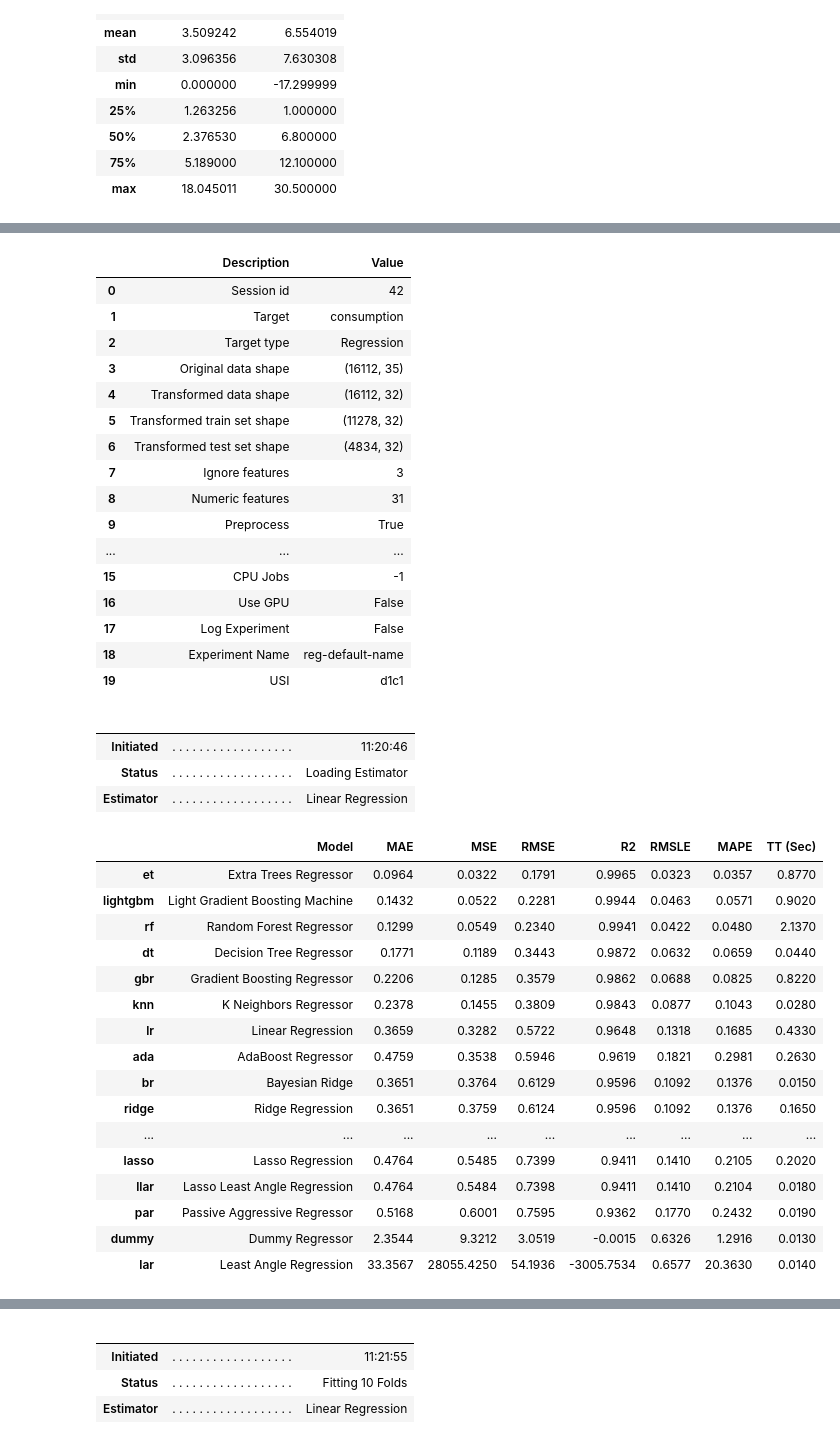
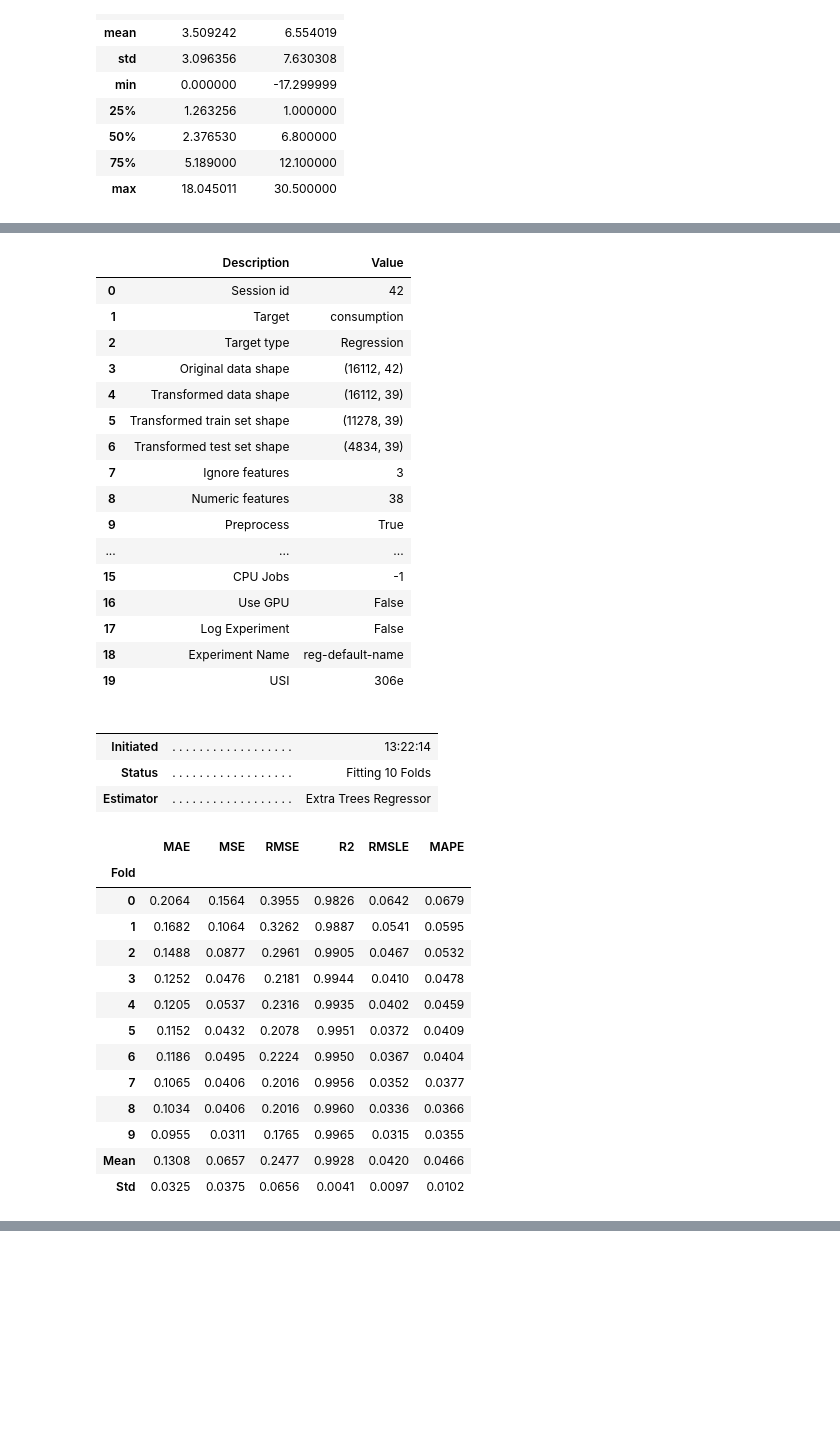
Before and after one commit to sindrjha/TDT4259, a Jupyter notebook: pycaret_prediction.ipynb, the cells around one changed output, grey strips where cells are left out. Saved outputs shown, nothing was run; the diff lists cells and outputs as text; code cells hidden in the pictures; blank space fills up the shorter version.

```diff
--- a/pycaret_prediction.ipynb
+++ b/pycaret_prediction.ipynb
@@ -30,12 +31,14 @@ df['month'] = df['time'].dt.month
 df['time'] = pd.to_datetime(df['time'])
 df.set_index('time', inplace=True)
 # %%
+
 lags = [24, 25, 26, 48, 49, 50, 72]
 delay = 120
 
 for lag in lags:
     df[f'load_t-{lag}h'] = df.groupby('location')['consumption'].shift(lag+delay)
     df[f'avg_load_t-{lag}h'] = df['consumption'].shift(lag+delay).expanding().mean()
+    df[f'std_load_t-{lag}h'] = df['consumption'].shift(lag+delay).expanding().std()
     df[f'temperature_t-{lag}h'] = df.groupby('location')['temperature'].shift(lag)
 
 
@@ -74,65 +134,60 @@ train_11_24, test_11_24 = split_train_test_randomly(df_11_24)
 # %%
 
 excluded_features = ['time', 'temperature', 'original_location']
 excluded_features_11_24 = ['time',
                            'temperature',
                            'original_location',
+                           'load_t-24h',
                            'consumption_t-24h',
+                           'std_load_t-24h',
                            'avg_load_t-24h',
+                           'load_t-25h',
                            'consumption_t-25h',
-                           'avg_load_t-26h',
+                           'std_load_t-25h',
+                           'avg_load_t-25h',
+                           'load_t-26h',
                            'consumption_t-26h',
+                           'std_load_t-26h',
+                           'avg_load_t-26h'
                            ]
 
-pyr.setup(data=train_0_10, target='consumption', ignore_features=excluded_features, session_id=42)
-best_model_0_10 = pyr.compare_models(sort='mae')
-final_model_0_10 = pyr.finalize_model(best_model_0_10)
-
-pyr.setup(data=train_11_24, target='consumption', ignore_features=excluded_features_11_24, session_id=42)
-best_model_11_24 = pyr.compare_models(sort='mae')
-final_model_11_24 = pyr.finalize_model(best_model_11_24)
-
-predictions_0_10 = pyr.predict_model(final_model_0_10, data=test_0_10)
-predictions_11_24 = pyr.predict_model(final_model_11_24, data=test_11_24)
-
-combined_predictions = pd.concat([predictions_0_10, predictions_11_24]).sort_values(by='time')
+pyr.setup(data=train_0_10, target='consumption', ignore_features=excluded_features, fold_strategy = 'timeseries', session_id=42, data_split_shuffle=False, fold_shuffle=False)
+best_model_0_10 = pyr.create_model('et')
+predictions_0_10 = pyr.predict_model(best_model_0_10, data=test_0_10)
 # %% [output]
 |  | Description | Value |
 | 0 | Session id | 42 |
 | 1 | Target | consumption |
 | 2 | Target type | Regression |
-| 3 | Original data shape | (16112, 35) |
-| 4 | Transformed data shape | (16112, 32) |
-| 5 | Transformed train set shape | (11278, 32) |
-| 6 | Transformed test set shape | (4834, 32) |
+| 3 | Original data shape | (16112, 42) |
+| 4 | Transformed data shape | (16112, 39) |
+| 5 | Transformed train set shape | (11278, 39) |
+| 6 | Transformed test set shape | (4834, 39) |
 | 7 | Ignore features | 3 |
-| 8 | Numeric features | 31 |
+| 8 | Numeric features | 38 |
 | 9 | Preprocess | True |
 | ... | ... | ... |
 | 15 | CPU Jobs | -1 |
 | 16 | Use GPU | False |
 | 17 | Log Experiment | False |
 | 18 | Experiment Name | reg-default-name |
-| 19 | USI | d1c1 |
+| 19 | USI | 306e |
 |  |  |  |
 |  |  |  |
-| Initiated | . . . . . . . . . . . . . . . . . . | 11:20:46 |
-| Status | . . . . . . . . . . . . . . . . . . | Loading Estimator |
-| Estimator | . . . . . . . . . . . . . . . . . . | Linear Regression |
+| Initiated | . . . . . . . . . . . . . . . . . . | 13:22:14 |
+| Status | . . . . . . . . . . . . . . . . . . | Fitting 10 Folds |
+| Estimator | . . . . . . . . . . . . . . . . . . | Extra Trees Regressor |
-|  | Model | MAE | MSE | RMSE | R2 | RMSLE | MAPE | TT (Sec) |
-| et | Extra Trees Regressor | 0.0964 | 0.0322 | 0.1791 | 0.9965 | 0.0323 | 0.0357 | 0.8770 |
-| lightgbm | Light Gradient Boosting Machine | 0.1432 | 0.0522 | 0.2281 | 0.9944 | 0.0463 | 0.0571 | 0.9020 |
-| rf | Random Forest Regressor | 0.1299 | 0.0549 | 0.2340 | 0.9941 | 0.0422 | 0.0480 | 2.1370 |
-| dt | Decision Tree Regressor | 0.1771 | 0.1189 | 0.3443 | 0.9872 | 0.0632 | 0.0659 | 0.0440 |
-| gbr | Gradient Boosting Regressor | 0.2206 | 0.1285 | 0.3579 | 0.9862 | 0.0688 | 0.0825 | 0.8220 |
-| knn | K Neighbors Regressor | 0.2378 | 0.1455 | 0.3809 | 0.9843 | 0.0877 | 0.1043 | 0.0280 |
-| lr | Linear Regression | 0.3659 | 0.3282 | 0.5722 | 0.9648 | 0.1318 | 0.1685 | 0.4330 |
-| ada | AdaBoost Regressor | 0.4759 | 0.3538 | 0.5946 | 0.9619 | 0.1821 | 0.2981 | 0.2630 |
-| br | Bayesian Ridge | 0.3651 | 0.3764 | 0.6129 | 0.9596 | 0.1092 | 0.1376 | 0.0150 |
-| ridge | Ridge Regression | 0.3651 | 0.3759 | 0.6124 | 0.9596 | 0.1092 | 0.1376 | 0.1650 |
-| ... | ... | ... | ... | ... | ... | ... | ... | ... |
-| lasso | Lasso Regression | 0.4764 | 0.5485 | 0.7399 | 0.9411 | 0.1410 | 0.2105 | 0.2020 |
-| llar | Lasso Least Angle Regression | 0.4764 | 0.5484 | 0.7398 | 0.9411 | 0.1410 | 0.2104 | 0.0180 |
-| par | Passive Aggressive Regressor | 0.5168 | 0.6001 | 0.7595 | 0.9362 | 0.1770 | 0.2432 | 0.0190 |
-| dummy | Dummy Regressor | 2.3544 | 9.3212 | 3.0519 | -0.0015 | 0.6326 | 1.2916 | 0.0130 |
-| lar | Least Angle Regression | 33.3567 | 28055.4250 | 54.1936 | -3005.7534 | 0.6577 | 20.3630 | 0.0140 |
+|  | MAE | MSE | RMSE | R2 | RMSLE | MAPE |
+| Fold |  |  |  |  |  |  |
+| 0 | 0.2064 | 0.1564 | 0.3955 | 0.9826 | 0.0642 | 0.0679 |
+| 1 | 0.1682 | 0.1064 | 0.3262 | 0.9887 | 0.0541 | 0.0595 |
+| 2 | 0.1488 | 0.0877 | 0.2961 | 0.9905 | 0.0467 | 0.0532 |
+| 3 | 0.1252 | 0.0476 | 0.2181 | 0.9944 | 0.0410 | 0.0478 |
+| 4 | 0.1205 | 0.0537 | 0.2316 | 0.9935 | 0.0402 | 0.0459 |
+| 5 | 0.1152 | 0.0432 | 0.2078 | 0.9951 | 0.0372 | 0.0409 |
+| 6 | 0.1186 | 0.0495 | 0.2224 | 0.9950 | 0.0367 | 0.0404 |
+| 7 | 0.1065 | 0.0406 | 0.2016 | 0.9956 | 0.0352 | 0.0377 |
+| 8 | 0.1034 | 0.0406 | 0.2016 | 0.9960 | 0.0336 | 0.0366 |
+| 9 | 0.0955 | 0.0311 | 0.1765 | 0.9965 | 0.0315 | 0.0355 |
+| Mean | 0.1308 | 0.0657 | 0.2477 | 0.9928 | 0.0420 | 0.0466 |
+| Std | 0.0325 | 0.0375 | 0.0656 | 0.0041 | 0.0097 | 0.0102 |
@@ -156,5 +195,0 @@ combined_predictions = pd.concat([predictions_0_10, predictions_11_24]).sort_val
-|  |  |  |
-|  |  |  |
-| Initiated | . . . . . . . . . . . . . . . . . . | 11:21:55 |
-| Status | . . . . . . . . . . . . . . . . . . | Fitting 10 Folds |
-| Estimator | . . . . . . . . . . . . . . . . . . | Linear Regression |
```
Also changed, not shown: parts of 14 cells of this notebook, 11 other files.
